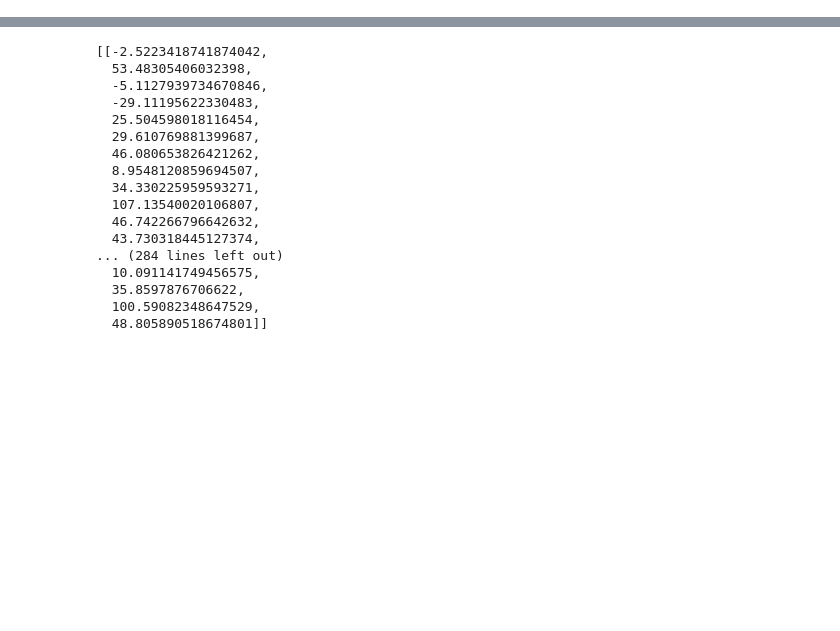
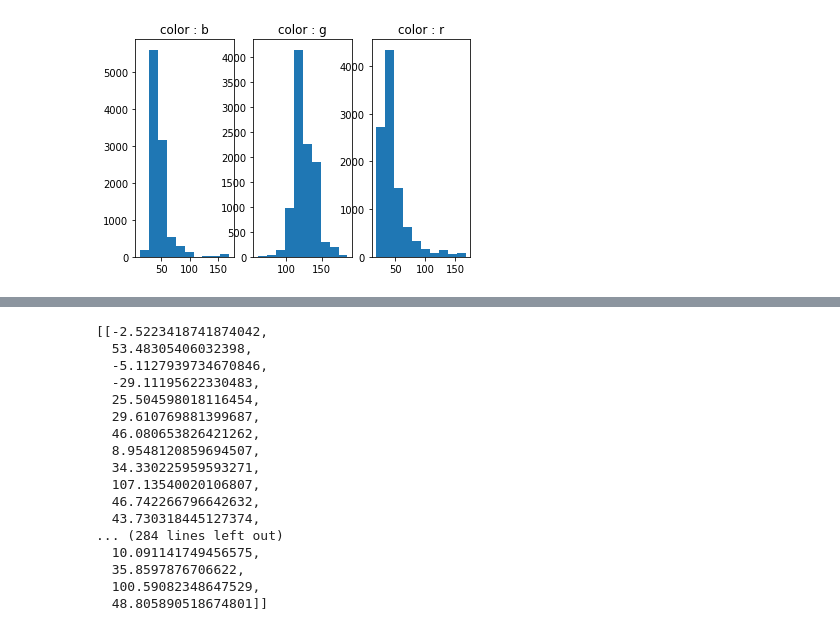
Before and after one commit to sutt/ppd, a Jupyter notebook: July31.ipynb, the cells around one changed output, grey strips where cells are left out. Cells and saved outputs as stored; diff of their text form; code cells hidden in the pictures; blank space fills up the shorter version.

```diff
--- a/July31.ipynb
+++ b/July31.ipynb
@@ -45,0 +90,4 @@ from MiscUtils import mock_hist_data
+# %%
+multi_hist(l_hists = px_data)
+# %% [output]
+[figure, added]
```
Also changed, not shown: parts of 13 cells of this notebook, 3 other files.
